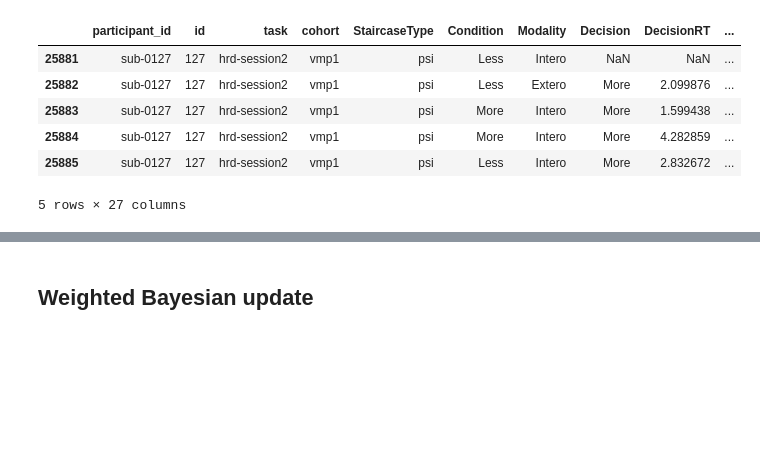
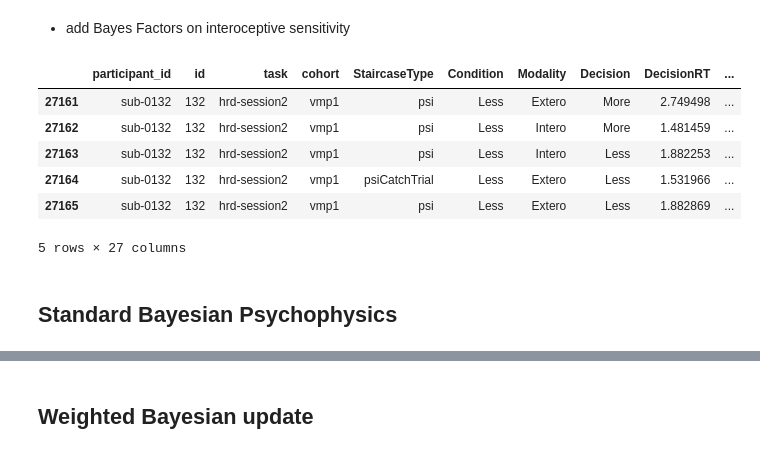
Before and after one commit to LegrandNico/ComputationalCardioception, a Jupyter notebook: code/2-InteroceptivePrecision.ipynb, the cells around one changed output, grey strips where cells are left out. Drawn from its saved outputs; the diff is of its cells as text; code cells hidden in the pictures; blank space fills up the shorter version.

```diff
--- a/code/2-InteroceptivePrecision.ipynb
+++ b/code/2-InteroceptivePrecision.ipynb
@@ -14,19 +16,21 @@ from utils import extract_psychometric, cumulative_normal
 plt.rcParams["figure.constrained_layout.use"] = True
+# %% [markdown]
+- add Bayes Factors on interoceptive sensitivity
 # %%
 hrd_path = Path.cwd().parent / "data" / "hrd.csv"
 hrd_df = pd.read_csv(hrd_path, index_col=0, low_memory=False)
 hrd_df = hrd_df[hrd_df.task == "hrd-session2"]
 # %%
-participant_id = "sub-0127"
+participant_id = "sub-0132"
 df = hrd_df[hrd_df.participant_id == participant_id]
 df.head()
 # %% [output]
 |  | participant_id | id | task | cohort | StaircaseType | Condition | Modality | Decision | DecisionRT | ... |
-| 25881 | sub-0127 | 127 | hrd-session2 | vmp1 | psi | Less | Intero | NaN | NaN | ... |
-| 25882 | sub-0127 | 127 | hrd-session2 | vmp1 | psi | Less | Extero | More | 2.099876 | ... |
-| 25883 | sub-0127 | 127 | hrd-session2 | vmp1 | psi | More | Intero | More | 1.599438 | ... |
-| 25884 | sub-0127 | 127 | hrd-session2 | vmp1 | psi | More | Intero | More | 4.282859 | ... |
-| 25885 | sub-0127 | 127 | hrd-session2 | vmp1 | psi | Less | Intero | More | 2.832672 | ... |
+| 27161 | sub-0132 | 132 | hrd-session2 | vmp1 | psi | Less | Extero | More | 2.749498 | ... |
+| 27162 | sub-0132 | 132 | hrd-session2 | vmp1 | psi | Less | Intero | More | 1.481459 | ... |
+| 27163 | sub-0132 | 132 | hrd-session2 | vmp1 | psi | Less | Intero | Less | 1.882253 | ... |
+| 27164 | sub-0132 | 132 | hrd-session2 | vmp1 | psiCatchTrial | Less | Extero | Less | 1.531966 | ... |
+| 27165 | sub-0132 | 132 | hrd-session2 | vmp1 | psi | Less | Extero | Less | 1.882869 | ... |
 5 rows × 27 columns
 # %%
 heart_rate = df[df.Modality == "Intero"].listenBPM.to_numpy()
@@ -40,6 +44,8 @@ extero_decision = (df[df.Modality == "Extero"].Decision.to_numpy() == "More").as
 intero_decision = (df[df.Modality == "Intero"].Decision.to_numpy() == "More").astype(
     int
 )
+# %% [markdown]
+## Standard Bayesian Psychophysics
 # %%
 with pm.Model() as standard_model:
     # exteroception ------------------------------
```
Also changed, not shown: parts of 17 cells of this notebook, 1 other file.
